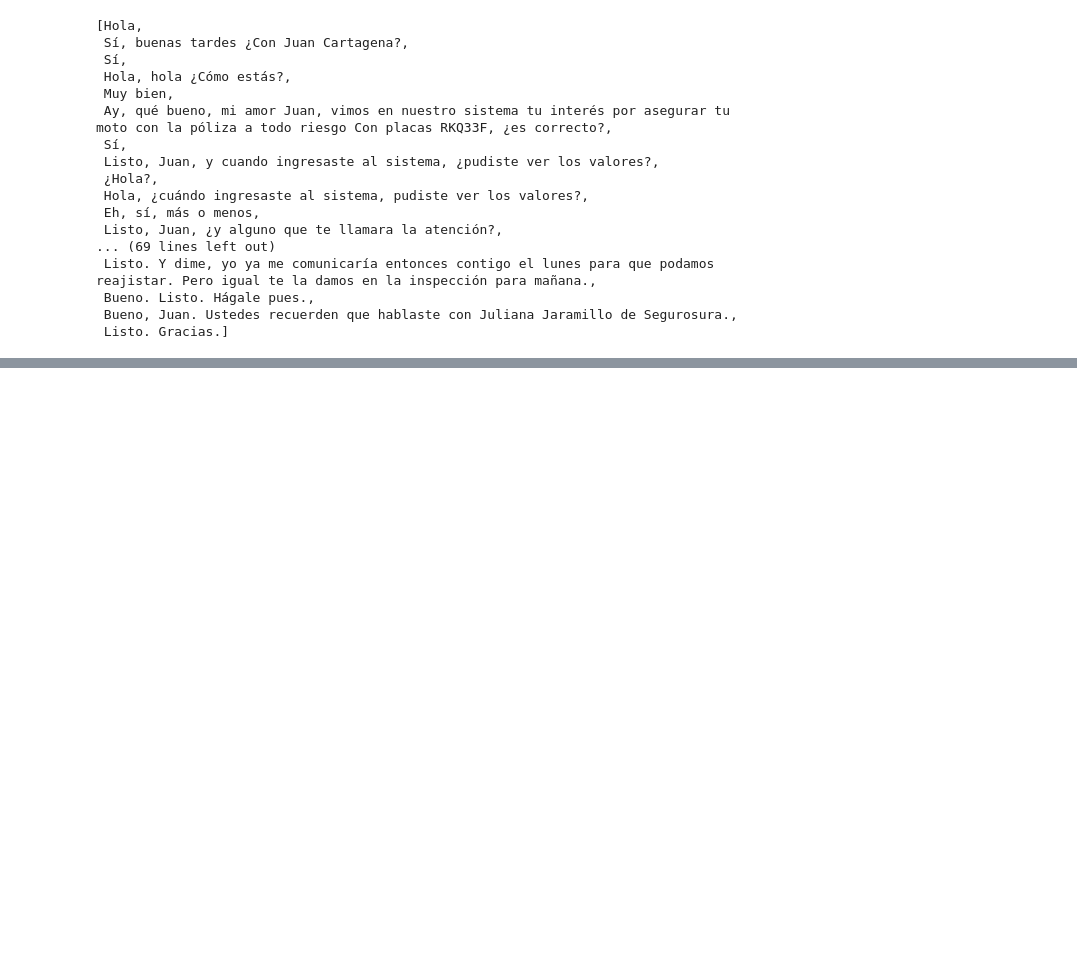
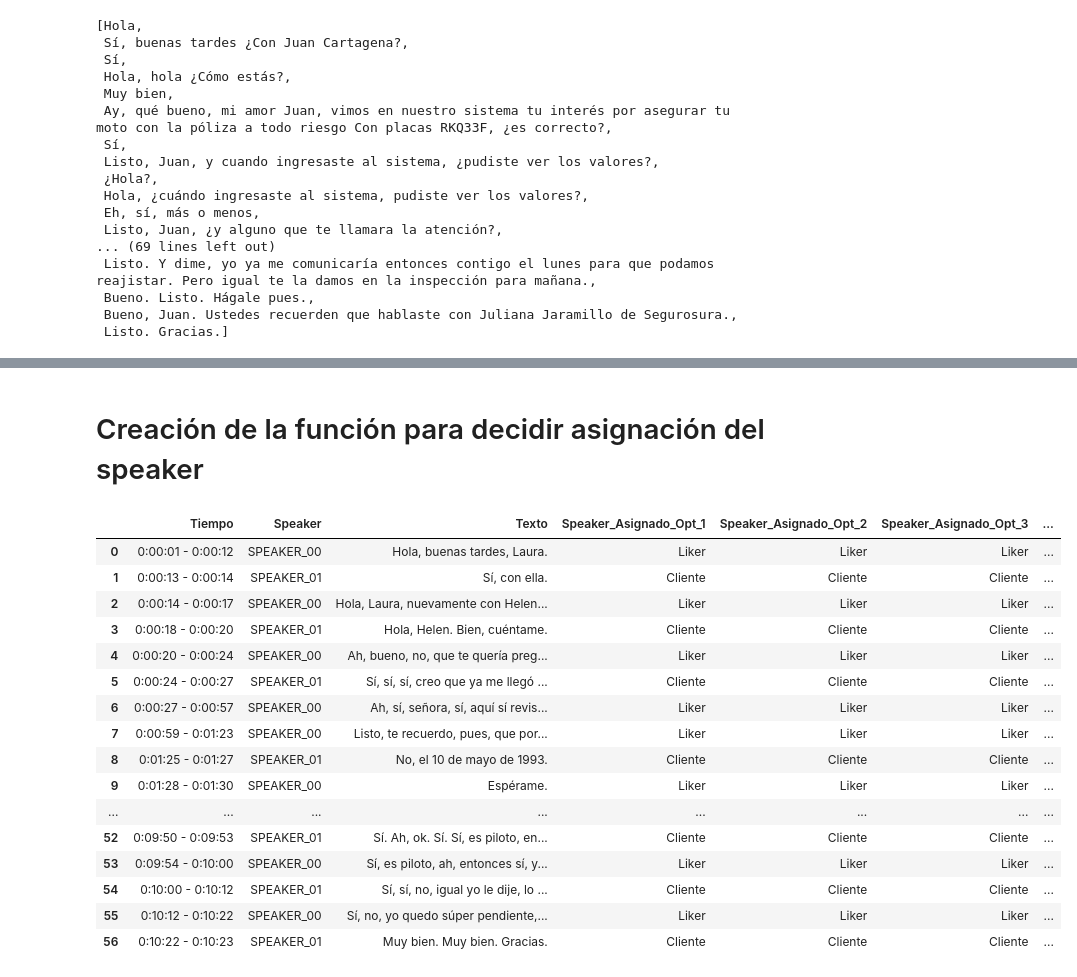
Before and after one commit to lromero22/GenIA, a Jupyter notebook: SpeechToText/LikerIdentification/Liker_Identification_Final.ipynb, the cells around one changed output, grey strips where cells are left out. Cells and saved outputs as stored; diff of their text form; code cells hidden in the pictures; blank space fills up the shorter version.

Commit message:
Almost finishing function (Pending review definitive speaker mapping

```diff
--- a/SpeechToText/LikerIdentification/Liker_Identification_Final.ipynb
+++ b/SpeechToText/LikerIdentification/Liker_Identification_Final.ipynb
@@ -175 +175,3 @@ transcript_df
 85 rows × 6 columns
+# %% [markdown]
+# Creación de la función para decidir asignación del speaker
@@ -175,0 +258,20 @@ transcript_df
+# %%
+Speaker_Asignation("Raw_Transcriptions/" + files[1])["Transcripted_Df"]
+# %% [output]
+|  | Tiempo | Speaker | Texto | Speaker_Asignado_Opt_1 | Speaker_Asignado_Opt_2 | Speaker_Asignado_Opt_3 | ... |
+| 0 | 0:00:01 - 0:00:12 | SPEAKER_00 | Hola, buenas tardes, Laura. | Liker | Liker | Liker | ... |
+| 1 | 0:00:13 - 0:00:14 | SPEAKER_01 | Sí, con ella. | Cliente | Cliente | Cliente | ... |
+| 2 | 0:00:14 - 0:00:17 | SPEAKER_00 | Hola, Laura, nuevamente con Helen... | Liker | Liker | Liker | ... |
+| 3 | 0:00:18 - 0:00:20 | SPEAKER_01 | Hola, Helen. Bien, cuéntame. | Cliente | Cliente | Cliente | ... |
+| 4 | 0:00:20 - 0:00:24 | SPEAKER_00 | Ah, bueno, no, que te quería preg... | Liker | Liker | Liker | ... |
+| 5 | 0:00:24 - 0:00:27 | SPEAKER_01 | Sí, sí, sí, creo que ya me llegó ... | Cliente | Cliente | Cliente | ... |
+| 6 | 0:00:27 - 0:00:57 | SPEAKER_00 | Ah, sí, señora, sí, aquí sí revis... | Liker | Liker | Liker | ... |
+| 7 | 0:00:59 - 0:01:23 | SPEAKER_00 | Listo, te recuerdo, pues, que por... | Liker | Liker | Liker | ... |
+| 8 | 0:01:25 - 0:01:27 | SPEAKER_01 | No, el 10 de mayo de 1993. | Cliente | Cliente | Cliente | ... |
+| 9 | 0:01:28 - 0:01:30 | SPEAKER_00 | Espérame. | Liker | Liker | Liker | ... |
+| ... | ... | ... | ... | ... | ... | ... | ... |
+| 52 | 0:09:50 - 0:09:53 | SPEAKER_01 | Sí. Ah, ok. Sí. Sí, es piloto, en... | Cliente | Cliente | Cliente | ... |
+| 53 | 0:09:54 - 0:10:00 | SPEAKER_00 | Sí, es piloto, ah, entonces sí, y... | Liker | Liker | Liker | ... |
+| 54 | 0:10:00 - 0:10:12 | SPEAKER_01 | Sí, sí, no, igual yo le dije, lo ... | Cliente | Cliente | Cliente | ... |
+| 55 | 0:10:12 - 0:10:22 | SPEAKER_00 | Sí, no, yo quedo súper pendiente,... | Liker | Liker | Liker | ... |
+| 56 | 0:10:22 - 0:10:23 | SPEAKER_01 | Muy bien. Muy bien. Gracias. | Cliente | Cliente | Cliente | ... |
```
Also changed, not shown: parts of 4 cells of this notebook.
